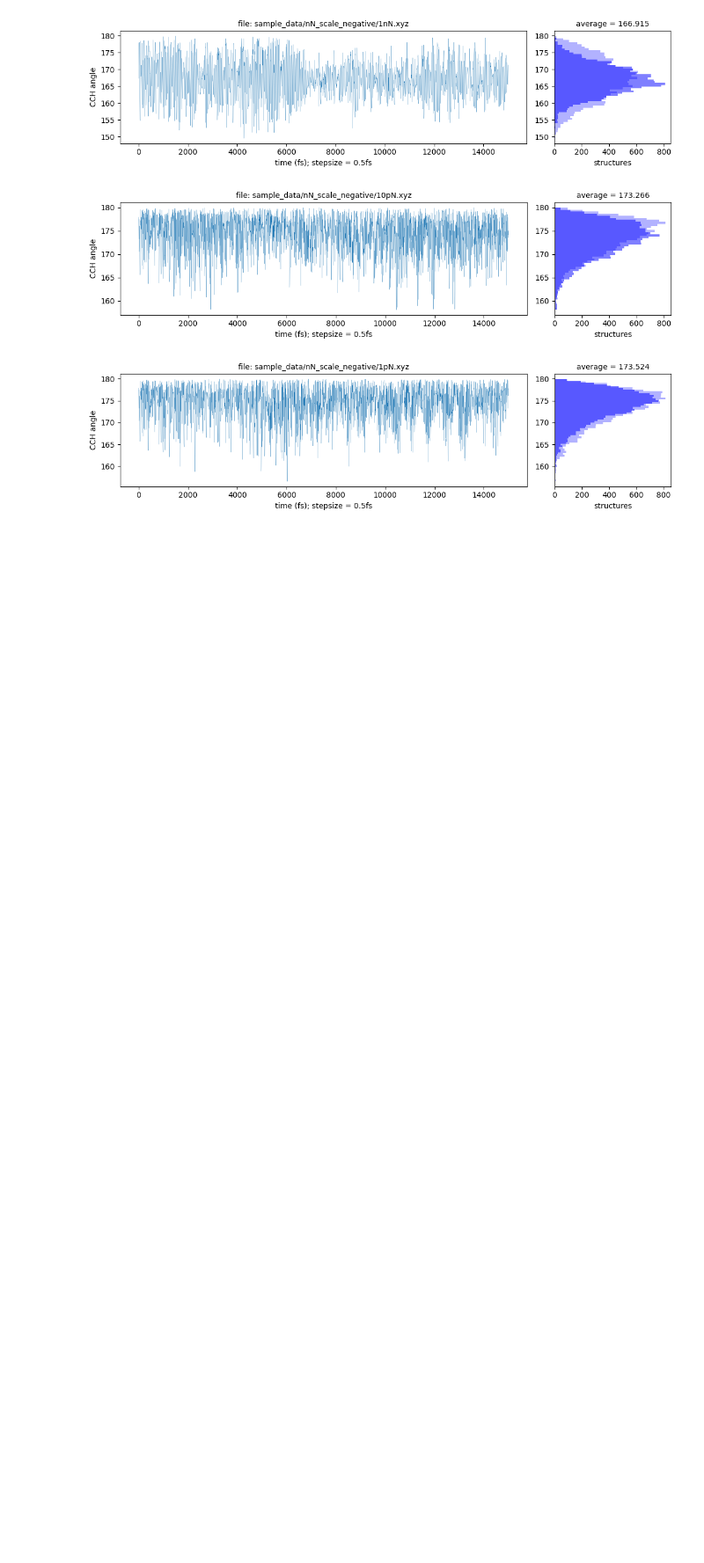
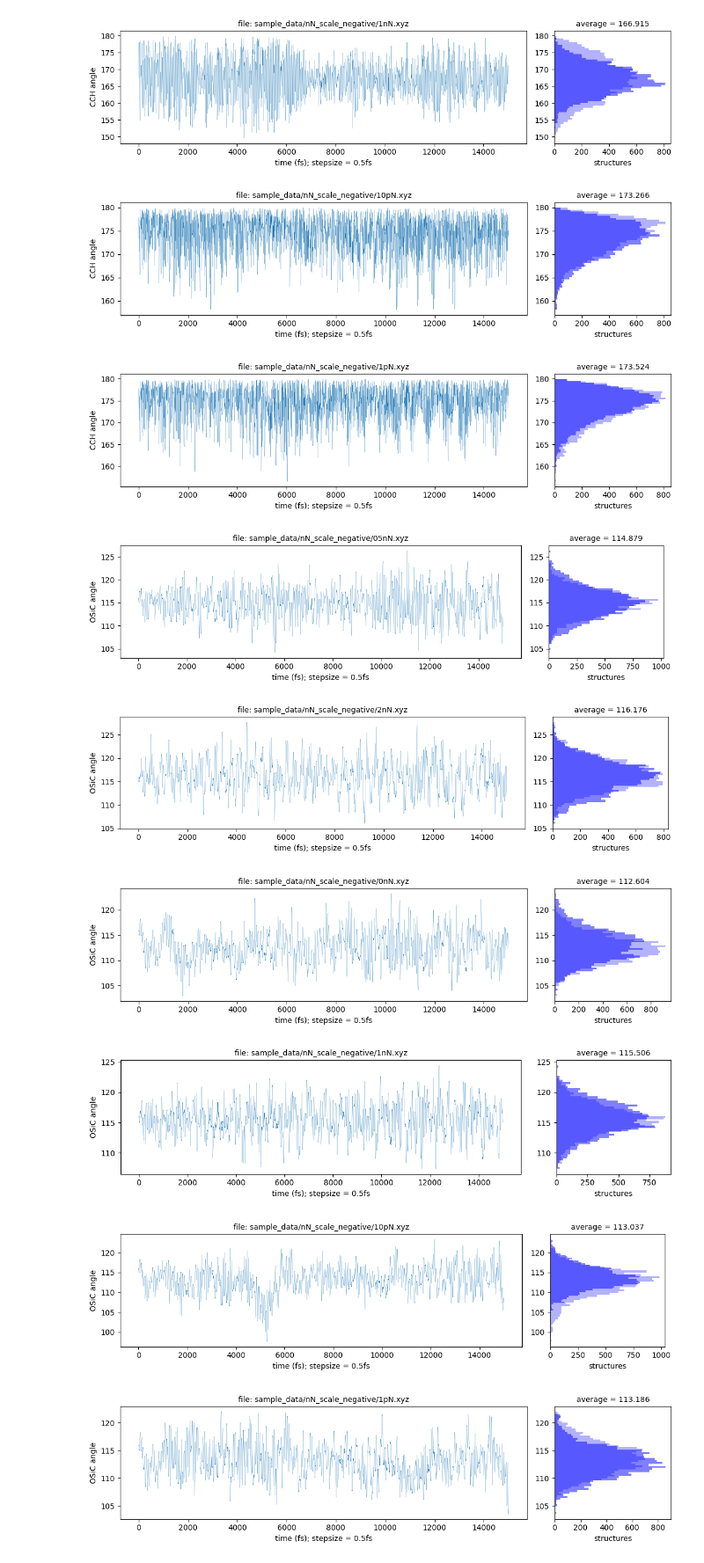
Before and after one commit to rkwok9158/coordinate_reader, a Jupyter notebook: new_reader.ipynb, the cells around one changed output. Shown at 88% size. Cells and saved outputs as stored; diff of their text form; code cells hidden in the pictures; blank space fills up the shorter version.

Commit message:
other coordinates

```diff
--- a/new_reader.ipynb
+++ b/new_reader.ipynb
@@ -125,9 +125,9 @@ def read_coordinate(xyz_file, atom_list):
     if len(atom_list) > 4:
         raise ValueError('You have specified too many atoms')
 
-def plot_traj(xyz_file, timestep, var_name='colvar'):
+def plot_traj(xyz_file, atoms, timestep, var_name='colvar'):
 
-    colvar = read_coordinate(xyz_file, [8, 7, 16])
+    colvar = read_coordinate(xyz_file, atoms)
 
     fig, (ax1,ax2) = plt.subplots(1,2, figsize=(11,3), width_ratios=[3.5,1])
 
@@ -158,7 +158,7 @@ def plot_traj(xyz_file, timestep, var_name='colvar'):
 wdir = 'sample_data/nN_scale_negative/'
 
 for file in os.listdir(wdir):
-    plot_traj(f"{wdir}{file}", 0.5, 'CCH angle')
+    plot_traj(f"{wdir}{file}", [8, 7, 16], 0.5, 'CCH angle')
 # %% [output]
 [figure]
 [figure]
@@ -166,3 +166,17 @@ for file in os.listdir(wdir):
 [figure]
 [figure]
 [figure]
+# %%
+# plot_traj('sample_data/nN_scale_redo/1nN.xyz', 0.25)
+
+wdir = 'sample_data/nN_scale_negative/'
+
+for file in os.listdir(wdir):
+    plot_traj(f"{wdir}{file}", [26, 24, 8], 0.5, 'OSiC angle')
+# %% [output]
+[figure, added]
+[figure, added]
+[figure, added]
+[figure, added]
+[figure, added]
+[figure, added]
```
Also changed, not shown: parts of 2 cells of this notebook.
